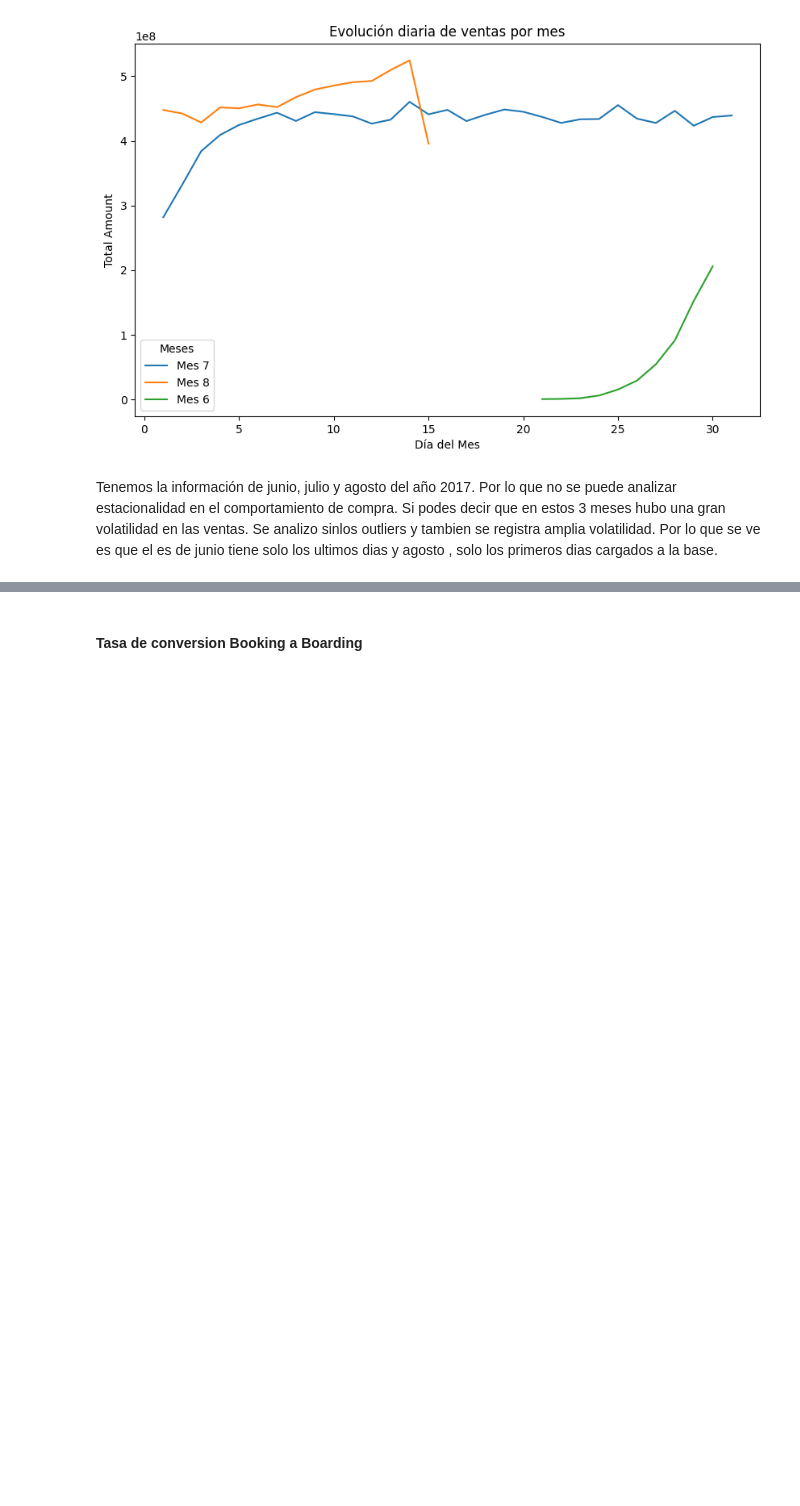
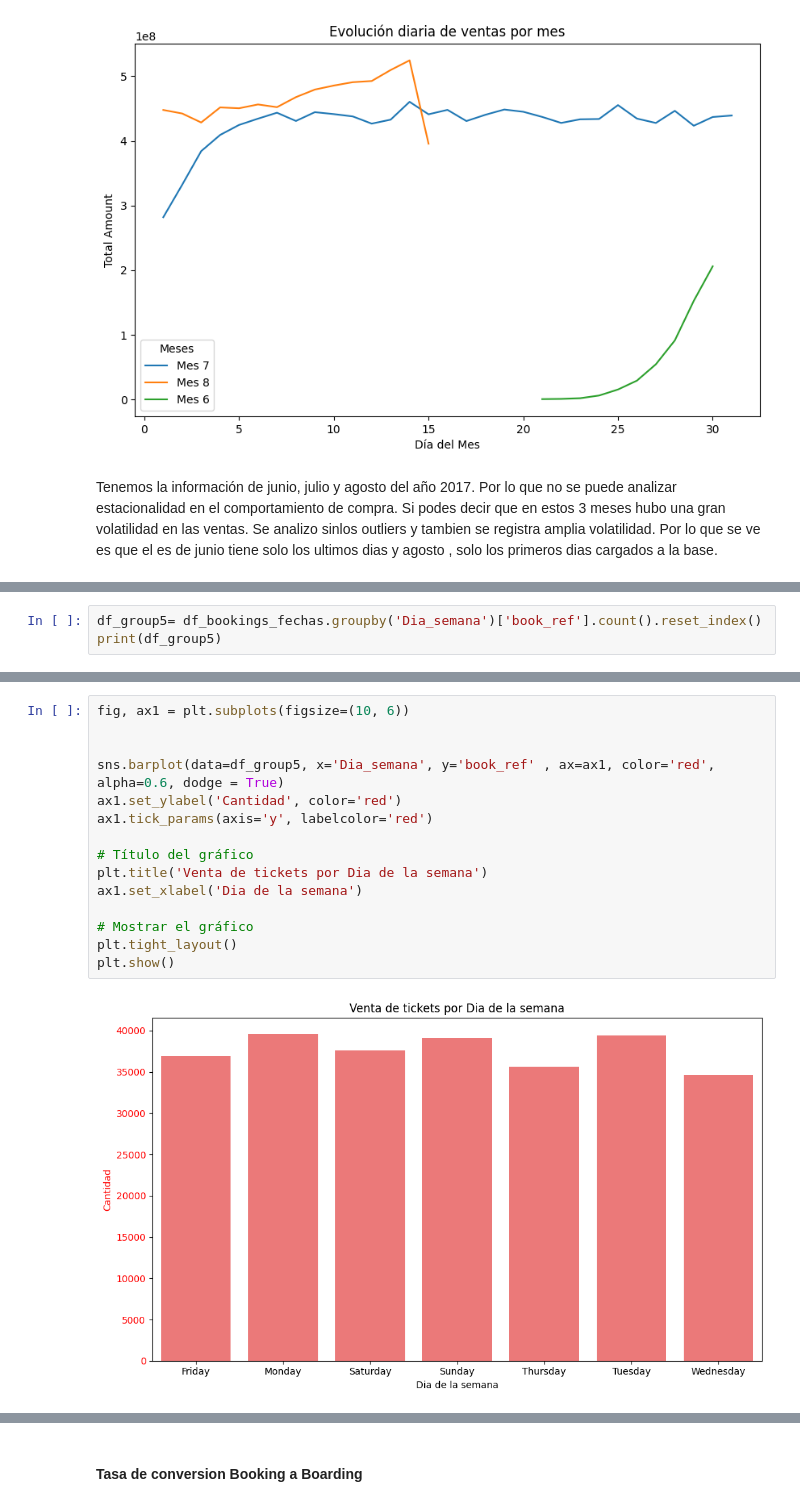
Before and after one commit to SORTEGA11/ProyectoFinalAerolineas, a Jupyter notebook: EDA/Clientes.ipynb, the cells around one changed output, grey strips where cells are left out. Saved outputs shown, nothing was run; the diff lists cells and outputs as text; blank space fills up the shorter version.

```diff
--- a/EDA/Clientes.ipynb
+++ b/EDA/Clientes.ipynb
@@ -202,0 +236,3 @@ Tenemos la información de junio, julio y agosto del año 2017. Por lo que no se
+# %%
+df_group5= df_bookings_fechas.groupby('Dia_semana')['book_ref'].count().reset_index()
+print(df_group5)
@@ -202,0 +248,17 @@ Tenemos la información de junio, julio y agosto del año 2017. Por lo que no se
+# %%
+fig, ax1 = plt.subplots(figsize=(10, 6))
+
+
+sns.barplot(data=df_group5, x='Dia_semana', y='book_ref' , ax=ax1, color='red', alpha=0.6, dodge = True)
+ax1.set_ylabel('Cantidad', color='red')
+ax1.tick_params(axis='y', labelcolor='red')
+
+# Título del gráfico
+plt.title('Venta de tickets por Dia de la semana')
+ax1.set_xlabel('Dia de la semana')
+
+# Mostrar el gráfico
+plt.tight_layout()
+plt.show()
+# %% [output]
+[figure, added]
```
Also changed, not shown: parts of 19 cells of this notebook, 7 other files.
